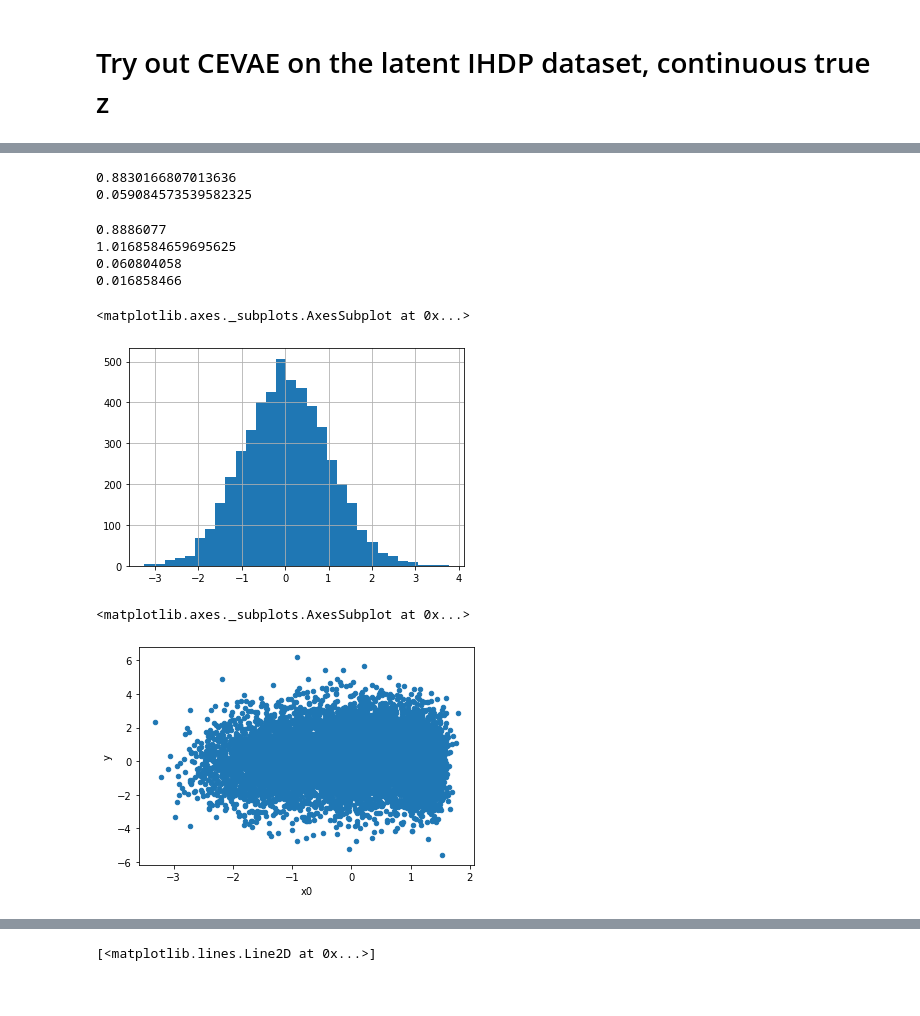
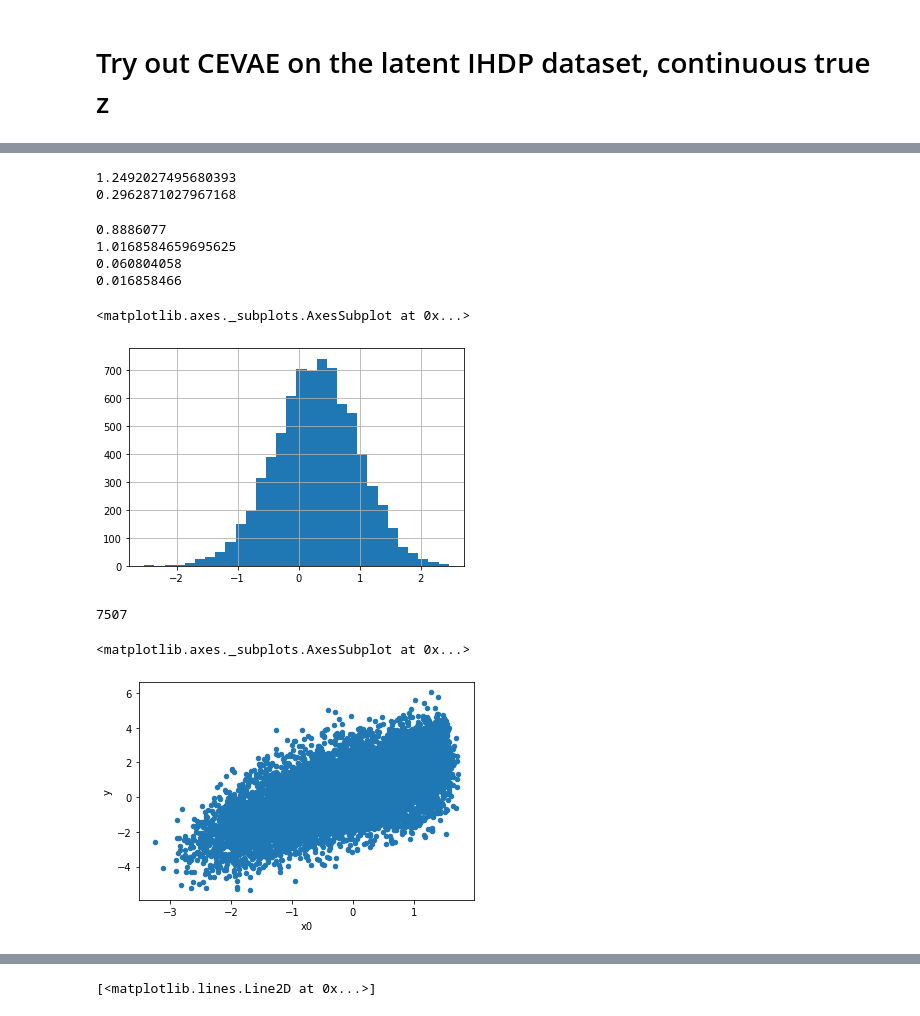
Before and after one commit to skwfz/cevae, a Jupyter notebook: RealDataTesting.ipynb, the cells around one changed output, grey strips where cells are left out. Saved outputs shown, nothing was run; the diff lists cells and outputs as text; code cells hidden in the pictures.

```diff
--- a/RealDataTesting.ipynb
+++ b/RealDataTesting.ipynb
@@ -423,0 +460,10 @@ array([[0.15163713, 0.03706784],
+# %%
+df_screen['z'].hist(bins=30)
+from sklearn.neighbors import KernelDensity
+kd = KernelDensity(kernel='gaussian', bandwidth=0.2).fit(df_screen['z'][:,None])
+z_range = np.linspace(-4.5,3,100)[:,None]
+density = np.exp(kd.score_samples(z_range))
+plt.figure()
+plt.plot(z_range,density)
+from scipy.stats import norm
+plt.plot(z_range,norm(loc=0.3,scale=0.7).pdf(z_range)*0.75)
@@ -424,17 +479,17 @@ array([[0.15163713, 0.03706784],
 # %%
-from datagenVAE import generatedata
 device='cpu'
 plot_curves=False
 print_logs=True
 num_epochs=100
-lr_start=0.05
-lr_end=0.002
-z_dim=25
-zvar_index = 4
-num_samples = 10000
+lr_start=0.03
+lr_end=0.001
+z_dim=10
+zvar_index = 1
+num_samples = 13000
 x_mode=np.delete(np.array([0]*3+[4]+[0]*2+[2]*(ihdp_x_train.shape[1]-6)),zvar_index)
 x_dim = len(x_mode)
 ATE = 1
 df = generatedata(num_samples, proxymodel, model_zt, ATE, zvar_index)
-dataset = CEVAEDataset(df)
+df_r = rejection_sample(df, density_estimate_fun, sample_fun)
+dataset = CEVAEDataset(df_r)
 train_loader = DataLoader(dataset, shuffle=True, batch_size = 200)
@@ -473,13 +547,13 @@ array([0.07270625, 0.84950227])
 # %%
 from sklearn.ensemble import RandomForestRegressor
-cols = df.columns.str.startswith("x")
-rf1 = RandomForestRegressor().fit(df.iloc[:,cols].loc[df.t==1], df["y"][df.t==1])
-rf0 = RandomForestRegressor().fit(df.iloc[:,cols].loc[df.t==0], df["y"][df.t==0])
-print(rf1.predict(df.iloc[:,cols]).mean())
-print(rf0.predict(df.iloc[:,cols]).mean())
+cols = df_r.columns.str.startswith("x")
+rf1 = RandomForestRegressor().fit(df_r.iloc[:,cols].loc[df_r.t==1], df_r["y"][df_r.t==1])
+rf0 = RandomForestRegressor().fit(df_r.iloc[:,cols].loc[df_r.t==0], df_r["y"][df_r.t==0])
+print(rf1.predict(df_r.iloc[:,cols]).mean())
+print(rf0.predict(df_r.iloc[:,cols]).mean())
 # %% [output]
-0.8830166807013636
-0.059084573539582325
+1.2492027495680393
+0.2962871027967168
 # %%
 print(df["y"][df.t==1].mean())
 print(df["z"].mean()+ATE)
@@ -490,16 +564,24 @@ print(df["z"].mean())
 1.0168584659695625
 0.060804058
 0.016858466
+# %%
+len(df['z'])
+
+include = (norm(loc=0.3,scale=0.7).pdf(df['z'])*0.75 / np.exp(kd.score_samples(df['z'][:,None])).squeeze()) > np.random.random(len(df['z']))
 # %%
-df['z'].hist(bins=30)
+df['z'][include].hist(bins=30)
 # %% [output]
 <matplotlib.axes._subplots.AxesSubplot at 0x...>
-[figure, old version]
+[figure, new version]
+# %%
+len(df['z'][include])
+# %% [output]
+7507
 # %%
 df.plot.scatter('x0','y')
 # %% [output]
 <matplotlib.axes._subplots.AxesSubplot at 0x...>
-[figure, old version]
+[figure, new version]
 # %%
 zs, xs, ts, ys = model.sample(5000)
 plt.scatter(xs[:,0],ys)
```
Also changed, not shown: parts of 30 cells of this notebook, 1 other file.
